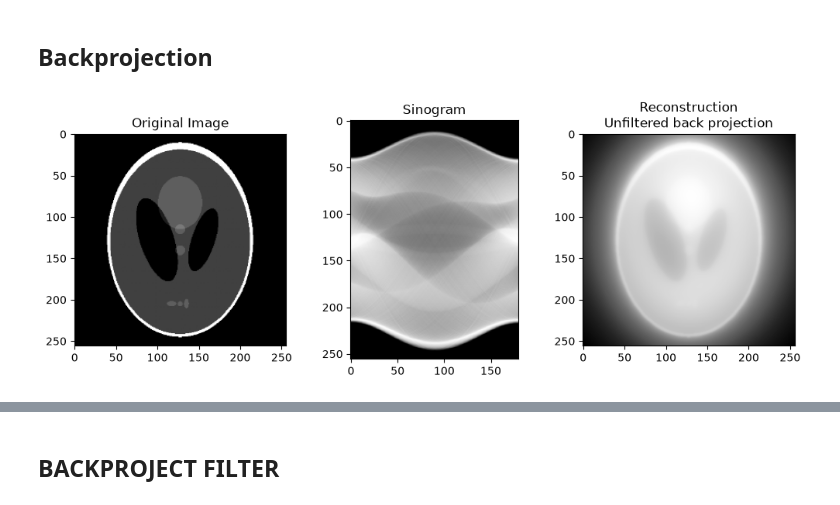
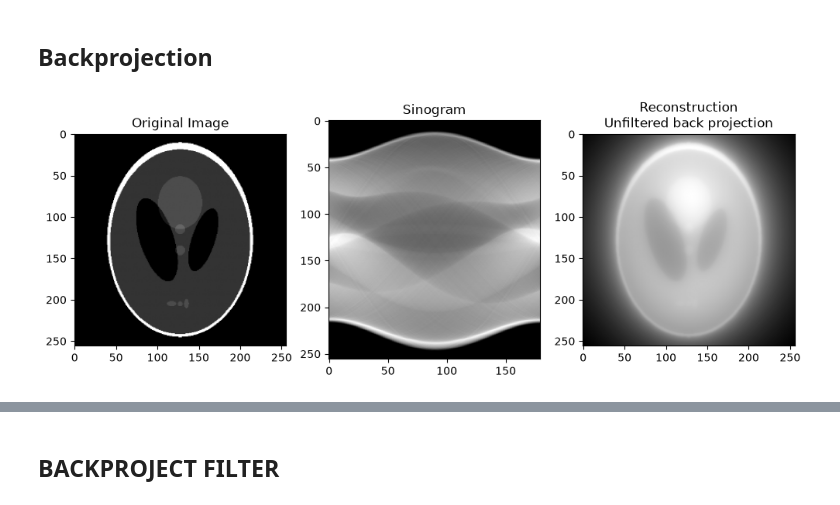
Before and after one commit to GivralNguyen/Python-Medical-Analytical-Tomographic-Image-Reconstruction, a Jupyter notebook: tutorial.ipynb, the cells around one changed output, grey strips where cells are left out. Cells and saved outputs as stored; diff of their text form; code cells hidden in the pictures.

```diff
--- a/tutorial.ipynb
+++ b/tutorial.ipynb
@@ -218,29 +171,16 @@ plt.show()
 # %% [markdown]
 ## Backprojection
 # %%
-import numpy as np
-import matplotlib.pyplot as plt
-from skimage.transform import iradon
-from scipy.fft import fft2, fftshift
-from backprojection import backprojection
-# Assuming 'sinogram' is your input sinogram and 'theta' is the array of projection angles
-# Make sure 'theta' is in degrees
+# Unfiltered backprojection: the object blurred by 1/r
+reconstruction_bp = tr.backproject(sinogram, theta)
 
-# Perform filtered backprojection reconstruction
-_, reconstruction_bp = backprojection(sinogram, theta=theta,filter = None, output_size=phantom.shape[0])
-
-
-# Display the original image, reconstruction, and Fourier Transform
 fig, (ax1, ax2, ax3) = plt.subplots(1, 3, figsize=(12, 4))
 ax1.set_title("Original Image")
-ax1.imshow(phantom, cmap=plt.cm.Greys_r)
-
+ax1.imshow(phantom, cmap='gray')
 ax2.set_title("Sinogram")
-ax2.imshow(sinogram, cmap=plt.cm.Greys_r)
-
+ax2.imshow(sinogram, cmap='gray', aspect='auto')
 ax3.set_title("Reconstruction\nUnfiltered back projection")
-ax3.imshow(np.abs(reconstruction_bp), cmap=plt.cm.Greys_r)
-
+ax3.imshow(reconstruction_bp, cmap='gray')
 plt.show()
 # %% [output]
-[figure, old version]
+[figure, new version]
```
Also changed, not shown: parts of 23 cells of this notebook, 20 other files.
